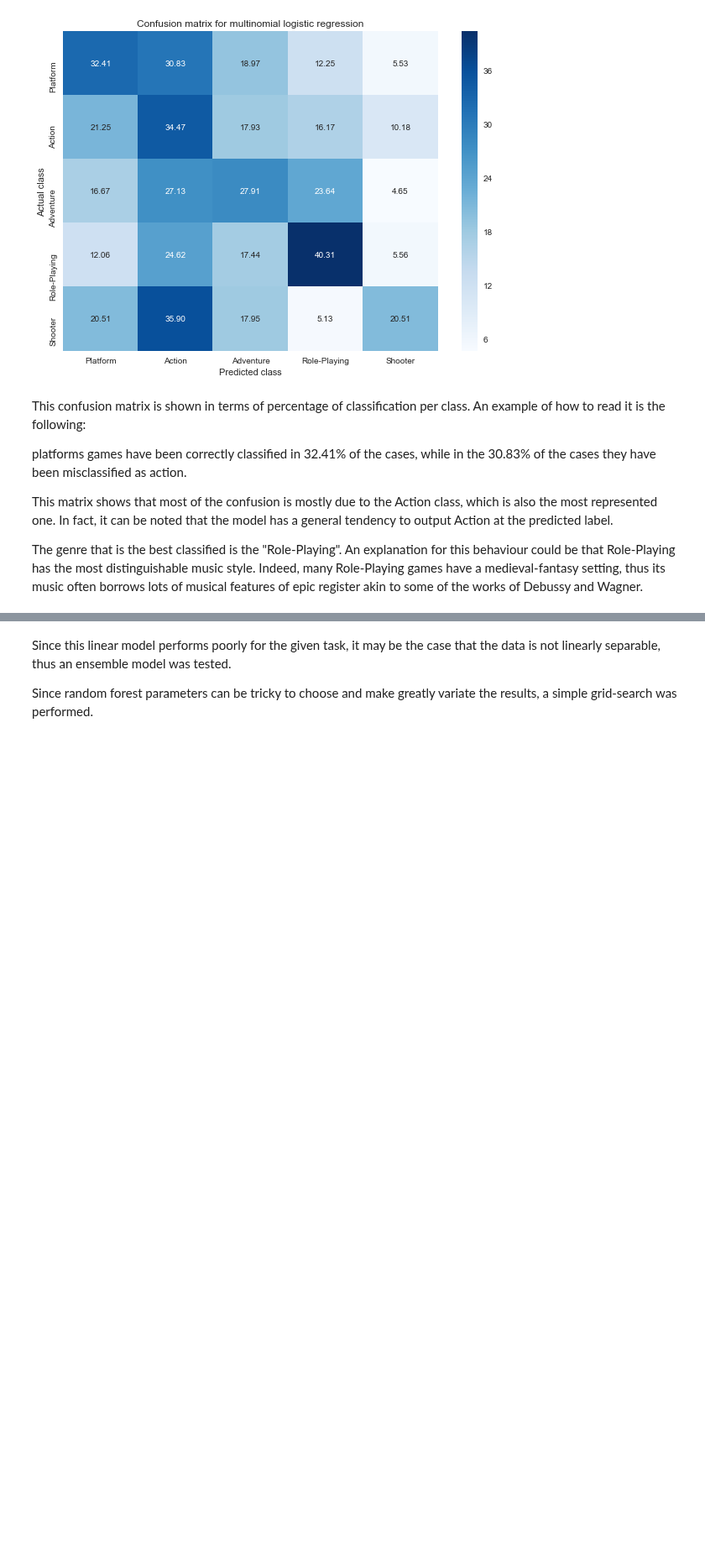
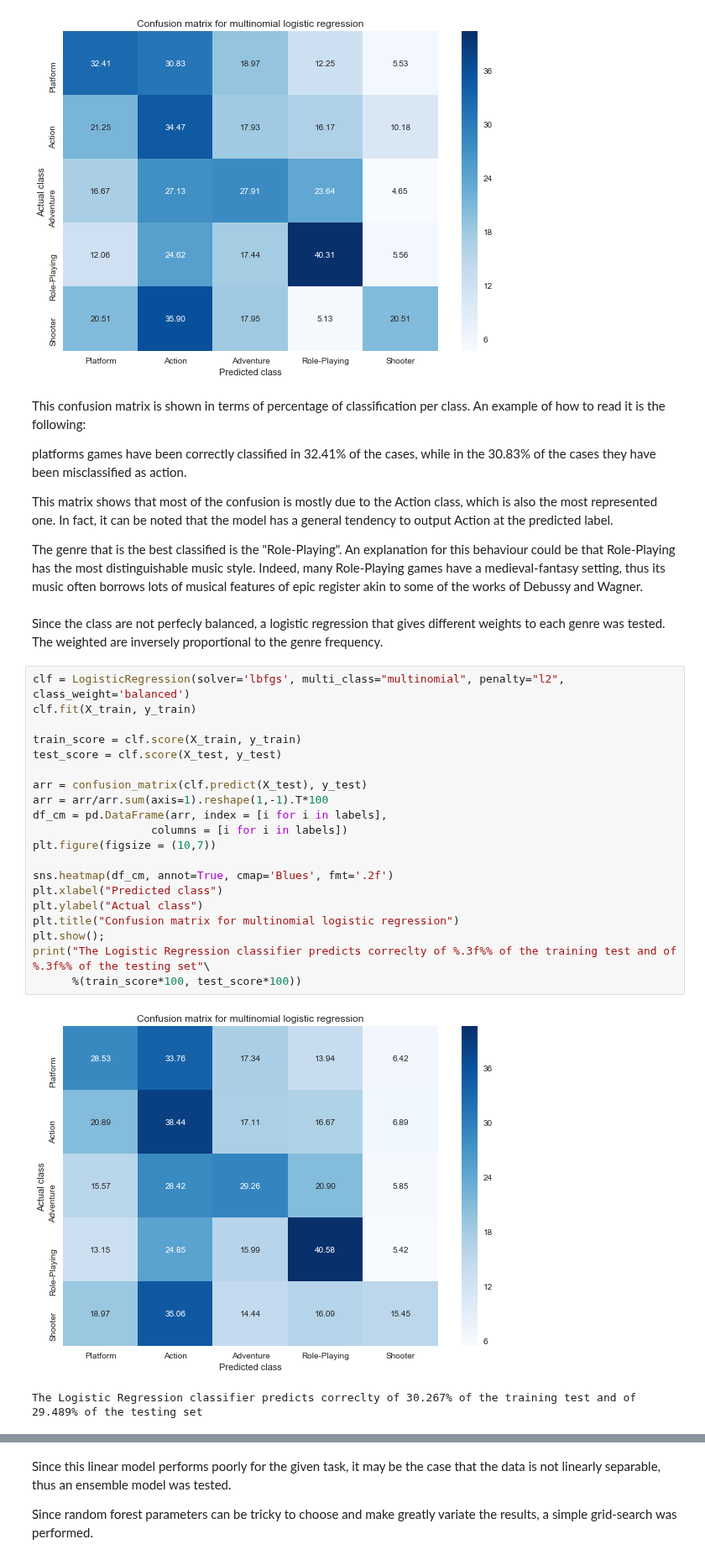
Before and after one commit to cedricviaccoz/musicology, a Jupyter notebook: dataset/First classification results.ipynb, the cells around one changed output, grey strips where cells are left out. Shown at 84% size. Saved outputs shown, nothing was run; the diff lists cells and outputs as text; blank space fills up the shorter version.

Commit message:
Added class balanced logistic

```diff
--- a/dataset/First classification results.ipynb
+++ b/dataset/First classification results.ipynb
@@ -163,3 +163,28 @@ platforms games have been correctly classified in 32.41% of the cases, while in
 This matrix shows that most of the confusion is mostly due to the Action class, which is also the most represented one. In fact, it can be noted that the model has a general tendency to output Action at the predicted label.
 
 The genre that is the best classified is the "Role-Playing". An explanation for this behaviour could be that Role-Playing has the most distinguishable music style. Indeed, many Role-Playing games have a medieval-fantasy setting, thus its music often borrows lots of musical features of epic register akin to some of the works of Debussy and Wagner.
+# %% [markdown]
+Since the class are not perfecly balanced, a logistic regression that gives different weights to each genre was tested. The weighted are inversely proportional to the genre frequency.
+# %%
+clf = LogisticRegression(solver='lbfgs', multi_class="multinomial", penalty="l2", class_weight='balanced')
+clf.fit(X_train, y_train)
+
+train_score = clf.score(X_train, y_train)
+test_score = clf.score(X_test, y_test)
+
+arr = confusion_matrix(clf.predict(X_test), y_test)
+arr = arr/arr.sum(axis=1).reshape(1,-1).T*100
+df_cm = pd.DataFrame(arr, index = [i for i in labels],
+                  columns = [i for i in labels])
+plt.figure(figsize = (10,7))
+
+sns.heatmap(df_cm, annot=True, cmap='Blues', fmt='.2f')
+plt.xlabel("Predicted class")
+plt.ylabel("Actual class")
+plt.title("Confusion matrix for multinomial logistic regression")
+plt.show();
+print("The Logistic Regression classifier predicts correclty of %.3f%% of the training test and of %.3f%% of the testing set"\
+      %(train_score*100, test_score*100))
+# %% [output]
+[figure, added]
+The Logistic Regression classifier predicts correclty of 30.267% of the training test and of 29.489% of the testing set
```
Also changed, not shown: parts of 2 cells of this notebook.
